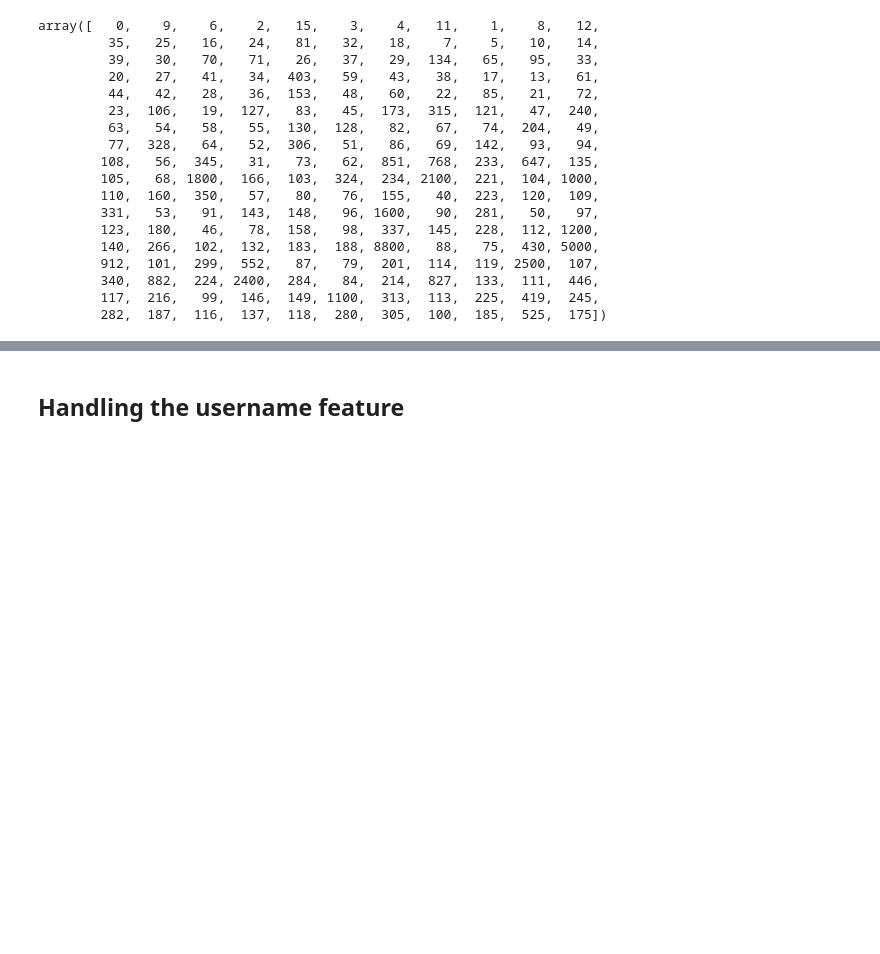
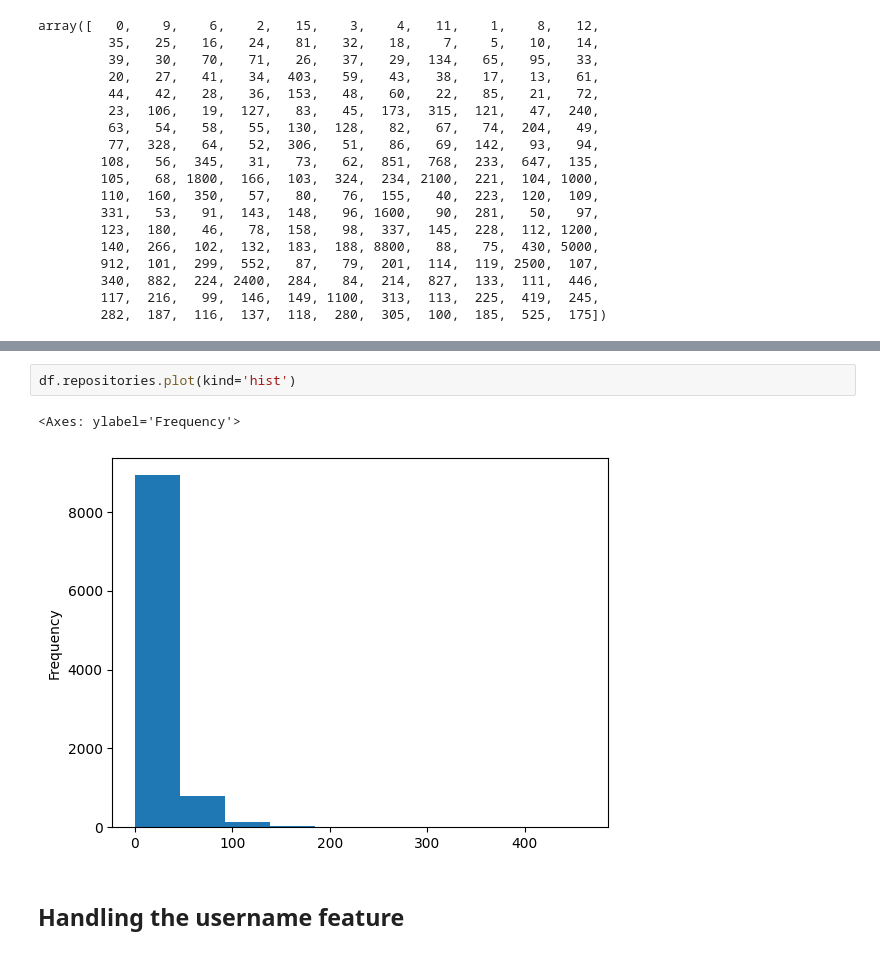
Before and after one commit to nikhil-xyz/Data-Cleaning-Notebook, a Jupyter notebook: GitHub.ipynb, the cells around one changed output, grey strips where cells are left out. Saved outputs shown, nothing was run; the diff lists cells and outputs as text; blank space fills up the shorter version.

```diff
--- a/GitHub.ipynb
+++ b/GitHub.ipynb
@@ -226,3 +237,8 @@ array([   0,    9,    6,    2,   15,    3,    4,   11,    1,    8,   12,
+# %%
+df.repositories.plot(kind='hist')
+# %% [output]
+<Axes: ylabel='Frequency'>
+[figure, added]
 # %% [markdown]
 ## Handling the **username** feature
 # %%
```
Also changed, not shown: parts of 3 cells of this notebook.
